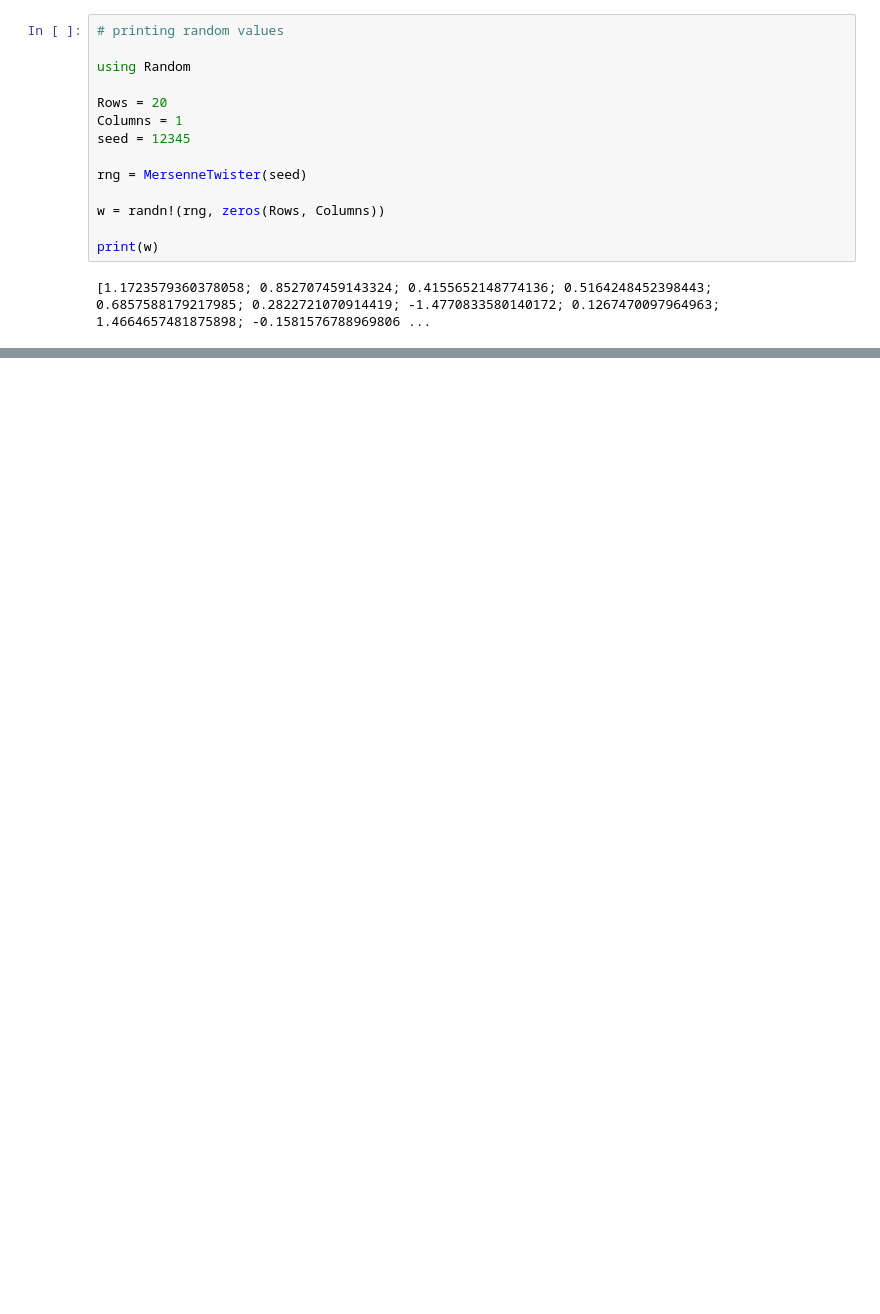
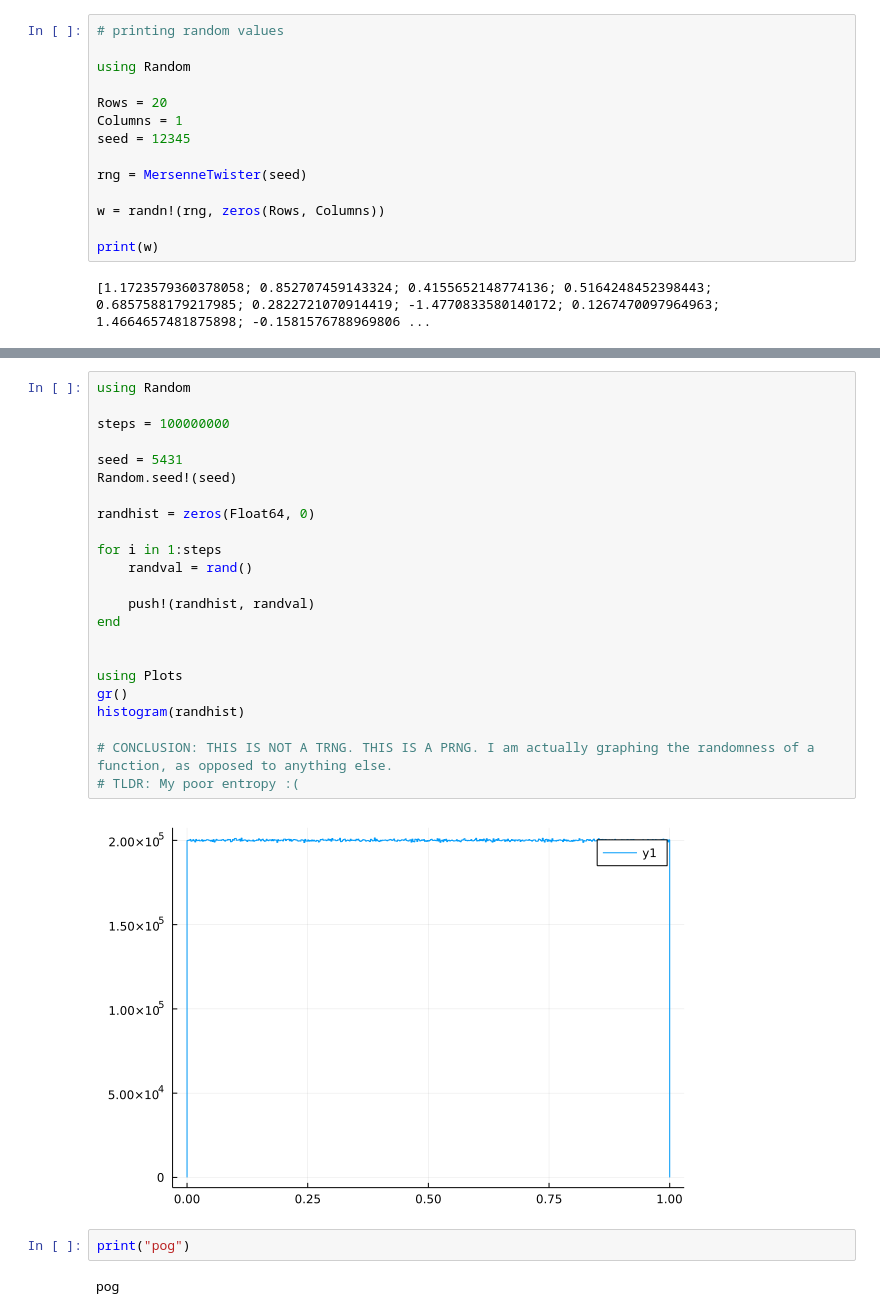
Before and after one commit to np22-jpg/COSMOS.jl, a Jupyter notebook: lab2.ipynb, the cells around one changed output, grey strips where cells are left out. Cells and saved outputs as stored; diff of their text form; blank space fills up the shorter version.

```diff
--- a/lab2.ipynb
+++ b/lab2.ipynb
@@ -214,0 +217,29 @@ histogram(poshist)
+# %%
+using Random
+
+steps = 100000000
+
+seed = 5431
+Random.seed!(seed)
+
+randhist = zeros(Float64, 0)
+
+for i in 1:steps
+    randval = rand()
+
+    push!(randhist, randval)
+end
+
+
+using Plots
+gr()
+histogram(randhist)
+
+# CONCLUSION: THIS IS NOT A TRNG. THIS IS A PRNG. I am actually graphing the randomness of a function, as opposed to anything else.
+# TLDR: My poor entropy :(
+# %% [output]
+[figure, added]
+# %%
+print("pog")
+# %% [output]
+pog
```
Also changed, not shown: parts of 3 cells of this notebook.
